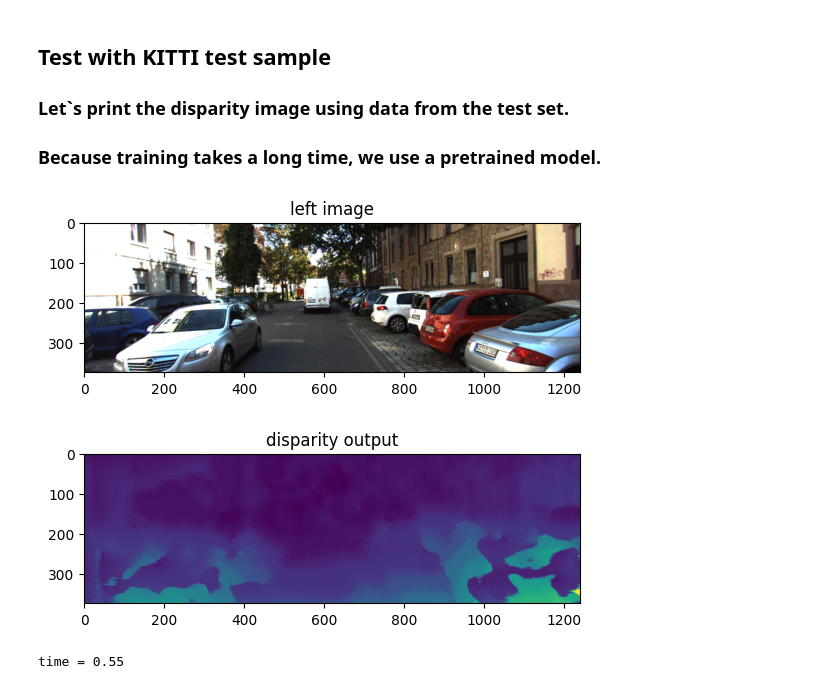
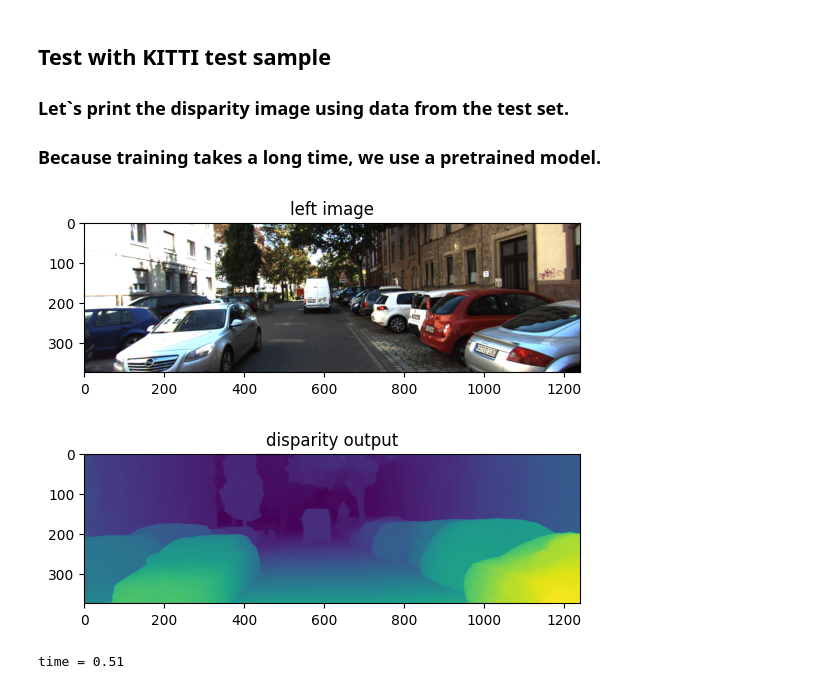
Before and after one commit to SeungAhSon/RE510_2024, a Jupyter notebook: Experiment4/2024PSMnet.ipynb, the cells around one changed output. Cells and saved outputs as stored; diff of their text form; code cells hidden in the pictures.

```diff
--- a/Experiment4/2024PSMnet.ipynb
+++ b/Experiment4/2024PSMnet.ipynb
@@ -270,20 +269,20 @@ class PSMNet(nn.Module):
         # step1 - feature extractor
         self.feature_extraction = feature_extraction()
         # step2 - 3D convolution part
-        self.dres0 = nn.Sequential(convbn_3d(64, 32, 3, 1, 1),
+        self.dres0 = nn.Sequential(convbn_3d(in_planes=64, out_planes=32, kernel_size=3, stride=1, pad=1),
                                      nn.ReLU(inplace=True),
-                                     convbn_3d(32, 32, 3, 1, 1),
+                                     convbn_3d(in_planes=32, out_planes=32, kernel_size=3, stride=1, pad=1),
                                      nn.ReLU(inplace=True))
 
-        self.dres1 = nn.Sequential(convbn_3d(32, 32, 3, 1, 1),
+        self.dres1 = nn.Sequential(convbn_3d(in_planes=32, out_planes=32, kernel_size=3, stride=1, pad=1),
                                    nn.ReLU(inplace=True),
-                                   convbn_3d(32, 32, 3, 1, 1))
+                                   convbn_3d(in_planes=32, out_planes=32, kernel_size=3, stride=1, pad=1))
 
         self.dres2 = hourglass(32)
         self.dres3 = hourglass(32)
         self.dres4 = hourglass(32)
 
-        self.classif1 = nn.Sequential(convbn_3d(32, 32, 3, 1, 1),
+        self.classif1 = nn.Sequential(convbn_3d(in_planes=32, out_planes=32, kernel_size=3, stride=1, pad=1),
                                       nn.ReLU(inplace=True),
                                       nn.Conv3d(32, 1, kernel_size=3, padding=1, stride=1,bias=False))
 
@@ -377,10 +376,10 @@ class PSMNet(nn.Module):
 # %%
 if __name__=='__main__':
     max_disp = 192
-    epochs = 20
+    epochs = 30
     model = PSMNet(max_disp)
     model = model.cuda()
-    optimizer = optim.Adam(model.parameters(), lr=0.0005, betas=(0.9, 0.999))
+    optimizer = optim.Adam(model.parameters(), lr=0.001, betas=(0.9, 0.999),weight_decay=0.9)
     print(model.feature_extraction)
 # %% [output]
 feature_extraction(
@@ -418,9 +417,9 @@ feature_extraction(
         #------------- Train ------------------------------------------------------------
         for batch_idx, (imgL_crop, imgR_crop, disp_crop_L) in enumerate(TrainImgLoader):
             # pdb.set_trace()
-            # optimizer.zero_grad()
+            optimizer.zero_grad()
             imgL_crop, imgR_crop, disp_crop_L = imgL_crop.cuda(), imgR_crop.cuda(), disp_crop_L.cuda()
-            mask = (disp_crop_L < max_disp) #& (0 < disp_crop_L)
+            mask = (disp_crop_L < max_disp) # & (0 < disp_crop_L)
             mask.detach_()
             start_time = time.time()
             output = model(imgL_crop, imgR_crop)
@@ -442,7 +441,7 @@ feature_extraction(
         total_test_loss = 0
         model.eval()
         for batch_idx, (imgL, imgR, disp_L) in enumerate(TestImgLoader):
-            test_loss, disp = test(model, imgL,imgR, disp_L)
+            test_loss, disp = test(model, imgL, imgR, disp_L)
 
             print('Iter %d test loss = %.3f' %(batch_idx, test_loss))
             total_test_loss += test_loss
@@ -500,11 +499,11 @@ right_image_path = './data/KITTI_2015/testing/right.png'
 if __name__=='__main__':
     from collections import OrderedDict
 
-    checkpoint = torch.load('./saved_model/checkpoint_0.tar')
+    checkpoint = torch.load('./data/pretrained_model_KITTI2015.tar') #checkpoint change
     new_state_dict = OrderedDict()
     for k, v in checkpoint['state_dict'].items():
-        # name = k[7:]
-        name = k
+        name = k[7:]
+        #name = k
         new_state_dict[name] = v
     model.load_state_dict(new_state_dict)
     normal_mean_var = {'mean': [0.485, 0.456, 0.406],
@@ -523,32 +522,32 @@ if __name__=='__main__':
         times = imgL.shape[1]//16
         top_pad = (times+1)*16 -imgL.shape[1]
     else:
         top_pad = 0
 
     if imgL.shape[2] % 16 != 0:
         times = imgL.shape[2]//16
         right_pad = (times+1)*16-imgL.shape[2]
     else:
         right_pad = 0
 
     imgL = F.pad(imgL,(0,right_pad, top_pad,0)).unsqueeze(0)
     imgR = F.pad(imgR,(0,right_pad, top_pad,0)).unsqueeze(0)
 
     start_time = time.time()
     pred_disp = test_img(imgL,imgR)
     if top_pad !=0 or right_pad != 0:
       img = pred_disp[top_pad:,:-right_pad]
     else:
       img = pred_disp
     plt.figure()
     plt.title('left image')
     plt.imshow(imgL_o)
     plt.figure()
     plt.title('disparity output')
     plt.imshow(img)
     plt.show()
     print('time = %.2f' %(time.time() - start_time))
 # %% [output]
 [figure]
-[figure, old version]
+[figure, new version]
-time = 0.55
+time = 0.51
```
Also changed, not shown: parts of 4 cells of this notebook, 15 other files.
